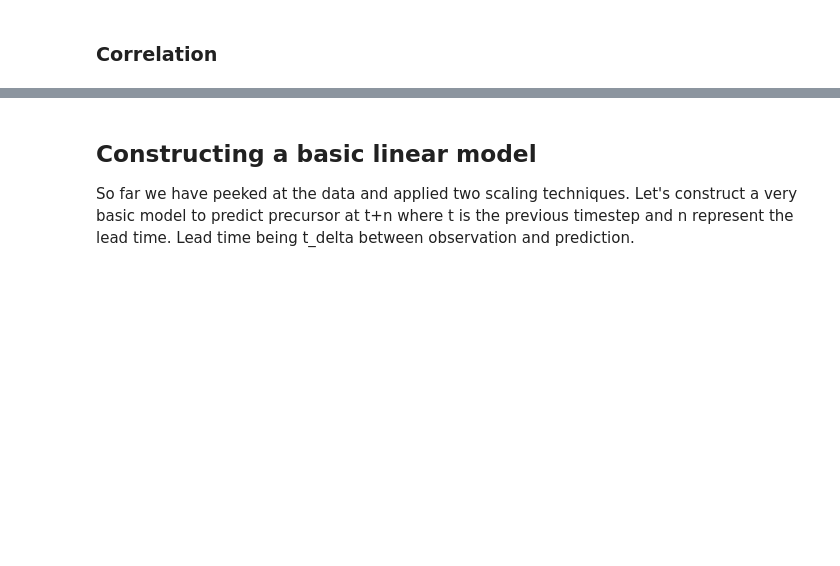
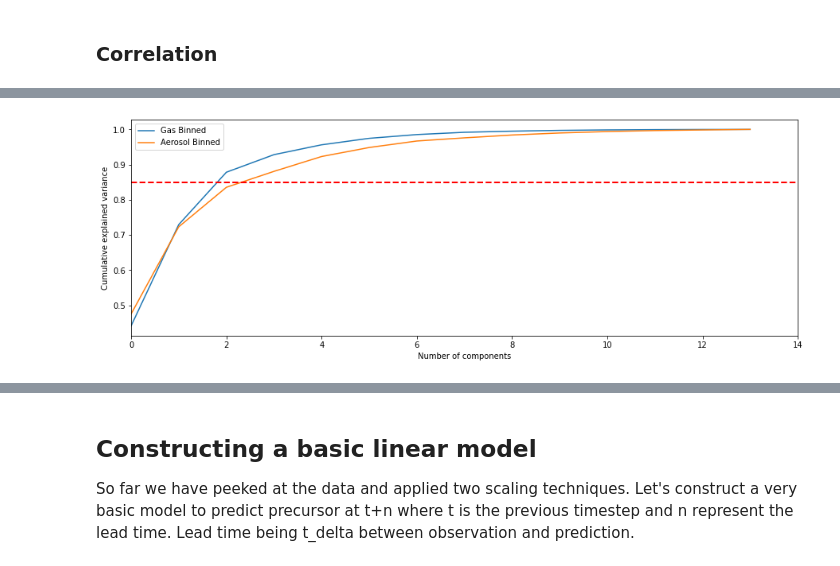
Before and after one commit to NCAR/ai4essportal, a Jupyter notebook: NB1_data_exploration.ipynb, the cells around one changed output, grey strips where cells are left out. Drawn from its saved outputs; the diff is of its cells as text; code cells hidden in the pictures; blank space fills up the shorter version.

```diff
--- a/NB1_data_exploration.ipynb
+++ b/NB1_data_exploration.ipynb
@@ -215,0 +321,10 @@ _ = plt.hist(X, range = [-2,2], bins = 20)
+# %%
+dataFrame_gas_binned_scaled = min_max_scale_data(dataFrame_gas_binned)
+dataFrame_aerosol_binned_scaled = min_max_scale_data(dataFrame_aerosol_binned)
+# %%
+# Fit PCA to each set of binned data and plot the cummulative sum of the explained_variance_ratio
+pca_gas_scaled = PCA().fit(dataFrame_gas_binned_scaled)
+pca_aero_scaled = PCA().fit(dataFrame_aerosol_binned_scaled)
+plot_gas_aerosol_pca(pca_gas_scaled, pca_aero_scaled)
+# %% [output]
+[figure, added]
```
Also changed, not shown: parts of 54 cells of this notebook.
